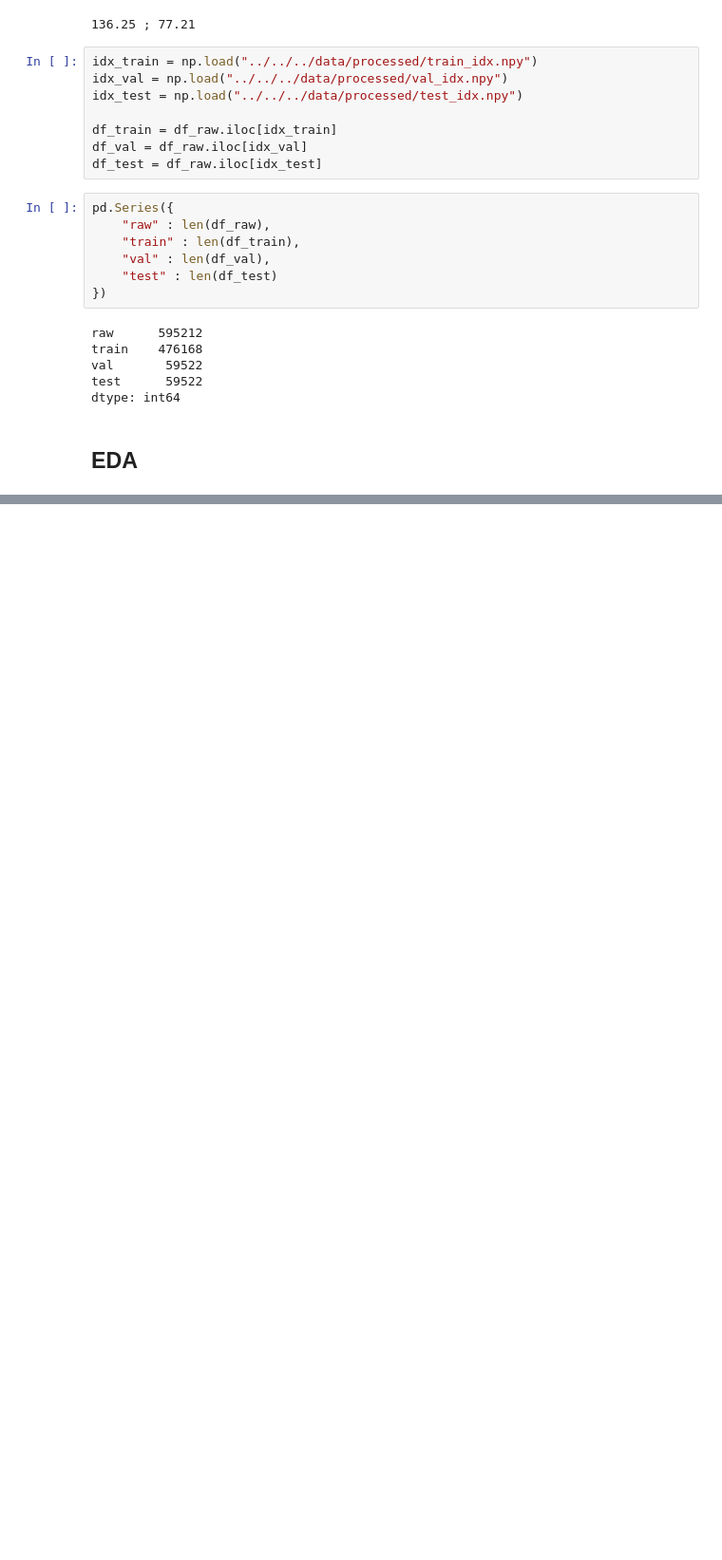
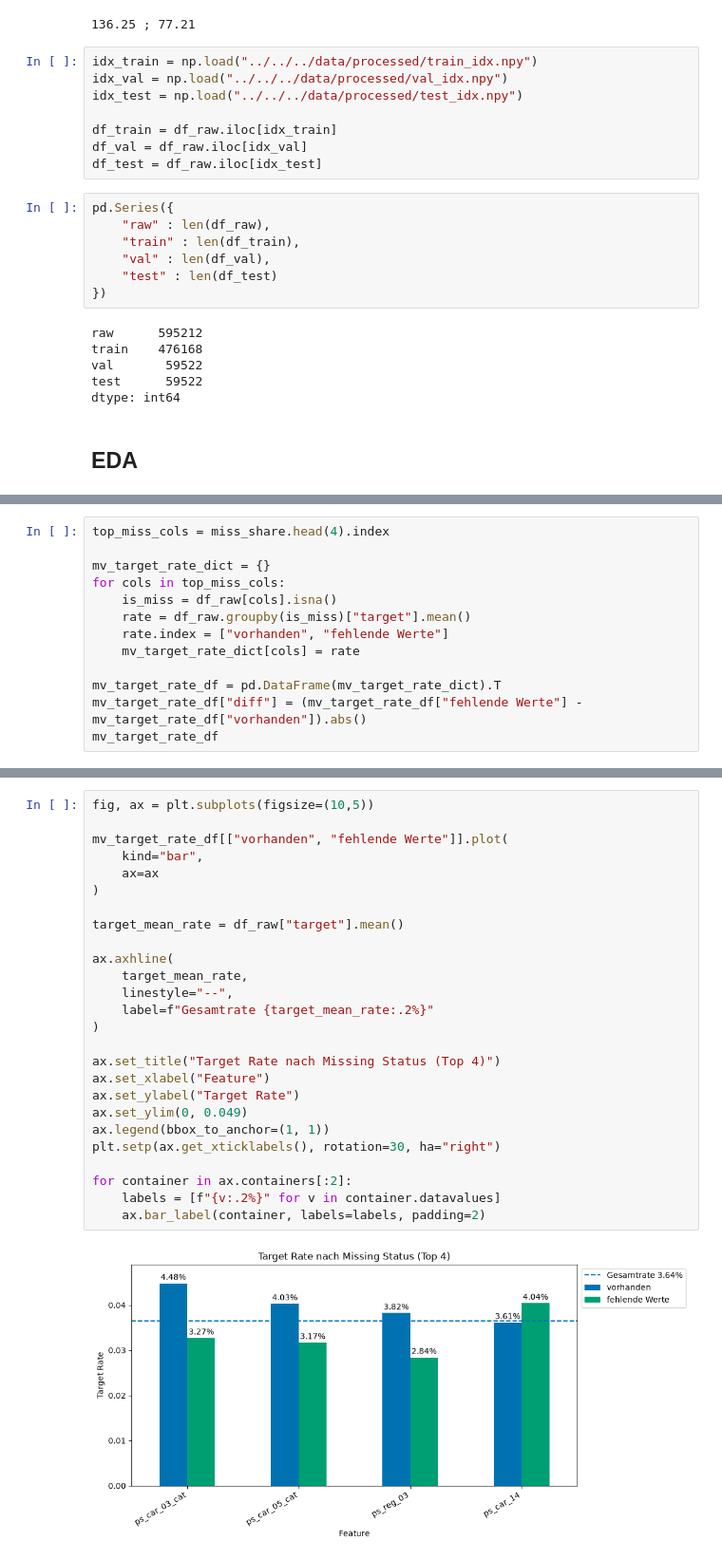
Before and after one commit to Delamijo/Advanced_Data_Analytics_University_Project, a Jupyter notebook: members/L_L/notebooks_LL/04_deep_EDA.ipynb, the cells around one changed output, grey strips where cells are left out. Shown at 95% size. Drawn from its saved outputs; the diff is of its cells as text; blank space fills up the shorter version.

```diff
--- a/members/L_L/notebooks_LL/04_deep_EDA.ipynb
+++ b/members/L_L/notebooks_LL/04_deep_EDA.ipynb
@@ -170,0 +251,13 @@ plt.tight_layout()
+# %%
+top_miss_cols = miss_share.head(4).index
+
+mv_target_rate_dict = {}
+for cols in top_miss_cols:
+    is_miss = df_raw[cols].isna()
+    rate = df_raw.groupby(is_miss)["target"].mean()
+    rate.index = ["vorhanden", "fehlende Werte"]
+    mv_target_rate_dict[cols] = rate
+
+mv_target_rate_df = pd.DataFrame(mv_target_rate_dict).T
+mv_target_rate_df["diff"] = (mv_target_rate_df["fehlende Werte"] - mv_target_rate_df["vorhanden"]).abs()
+mv_target_rate_df
@@ -170,0 +270,28 @@ plt.tight_layout()
+# %%
+fig, ax = plt.subplots(figsize=(10,5))
+
+mv_target_rate_df[["vorhanden", "fehlende Werte"]].plot(
+    kind="bar",
+    ax=ax
+)
+
+target_mean_rate = df_raw["target"].mean()
+
+ax.axhline(
+    target_mean_rate,
+    linestyle="--",
+    label=f"Gesamtrate {target_mean_rate:.2%}"
+)
+
+ax.set_title("Target Rate nach Missing Status (Top 4)")
+ax.set_xlabel("Feature")
+ax.set_ylabel("Target Rate")
+ax.set_ylim(0, 0.049)
+ax.legend(bbox_to_anchor=(1, 1))
+plt.setp(ax.get_xticklabels(), rotation=30, ha="right")
+
+for container in ax.containers[:2]:
+    labels = [f"{v:.2%}" for v in container.datavalues]
+    ax.bar_label(container, labels=labels, padding=2)
+# %% [output]
+[figure, added]
```
Also changed, not shown: parts of 46 cells of this notebook.
